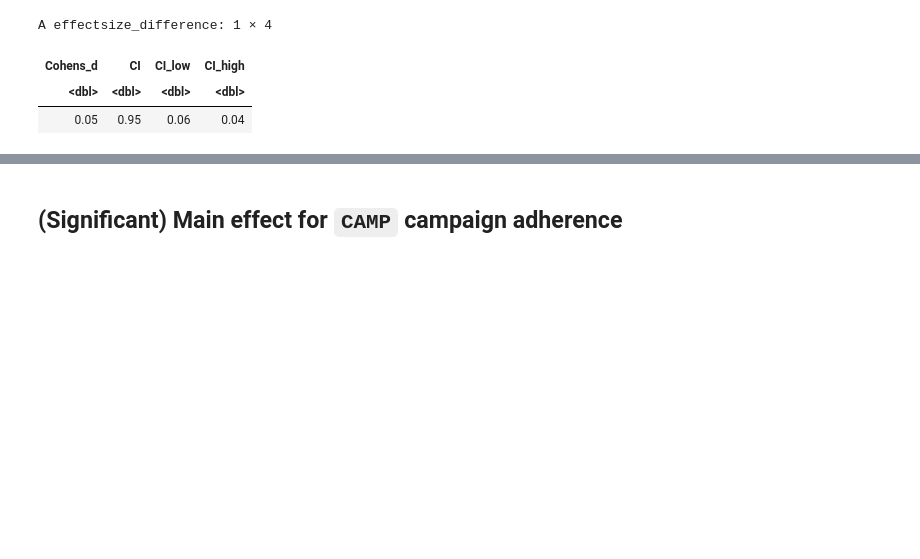
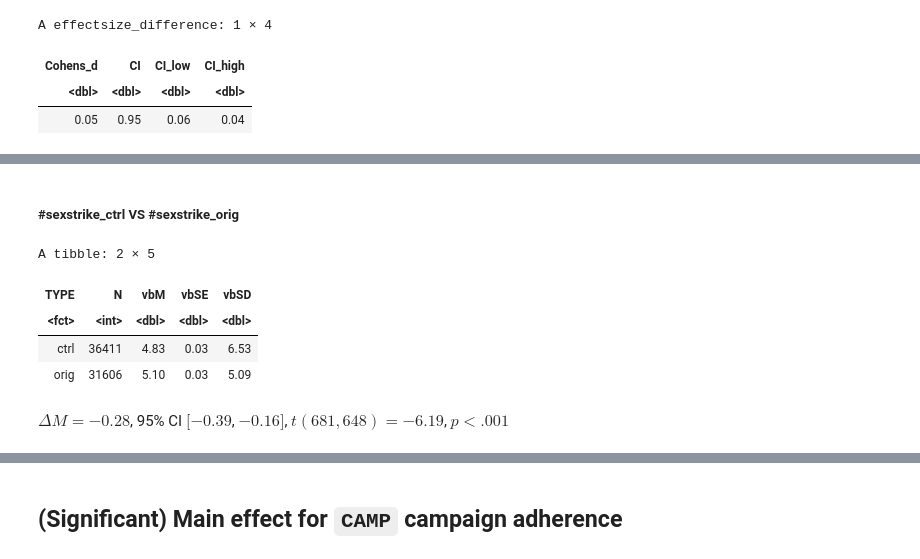
Before and after one commit to deepsensemaking/gdsm, a Jupyter notebook: t1007_output_eR__003_aov_4__results_summary.ipynb, the cells around one changed output, grey strips where cells are left out. Drawn from its saved outputs; the diff is of its cells as text; code cells hidden in the pictures; blank space fills up the shorter version.

```diff
--- a/t1007_output_eR__003_aov_4__results_summary.ipynb
+++ b/t1007_output_eR__003_aov_4__results_summary.ipynb
@@ -805,0 +841,24 @@ A effectsize_difference: 1 × 4
+# %% [markdown]
+##### #sexstrike_ctrl VS #sexstrike_orig
+# %%
+smr0 <- df2 %>%
+    filter(CAMP %in% c("sexstrike")) %>%
+    group_by(TYPE) %>%
+    summarise(
+        N    = n(),
+        vbM  = round(mean(vb01Prc),2),
+        vbSE = round(sd(vb01Prc)/sqrt(n()),2),
+        vbSD = round(sd(vb01Prc),2),
+        .groups = "drop"
+    )
+smr0
+# %% [output]
+A tibble: 2 × 5
+| TYPE | N | vbM | vbSE | vbSD |
+| <fct> | <int> | <dbl> | <dbl> | <dbl> |
+| ctrl | 36411 | 4.83 | 0.03 | 6.53 |
+| orig | 31606 | 5.10 | 0.03 | 5.09 |
+# %%
+display_markdown(a1vb01PrcEm1_pairs_APA[["full_result"]][["sexstrikectrl_sexstrikeorig"]])
+# %% [output]
+$\Delta M = -0.28$, 95\% CI $[-0.39$, $-0.16]$, $t(681,648) = -6.19$, $p < .001$
```
Also changed, not shown: parts of 19 cells of this notebook, 1 other file.
